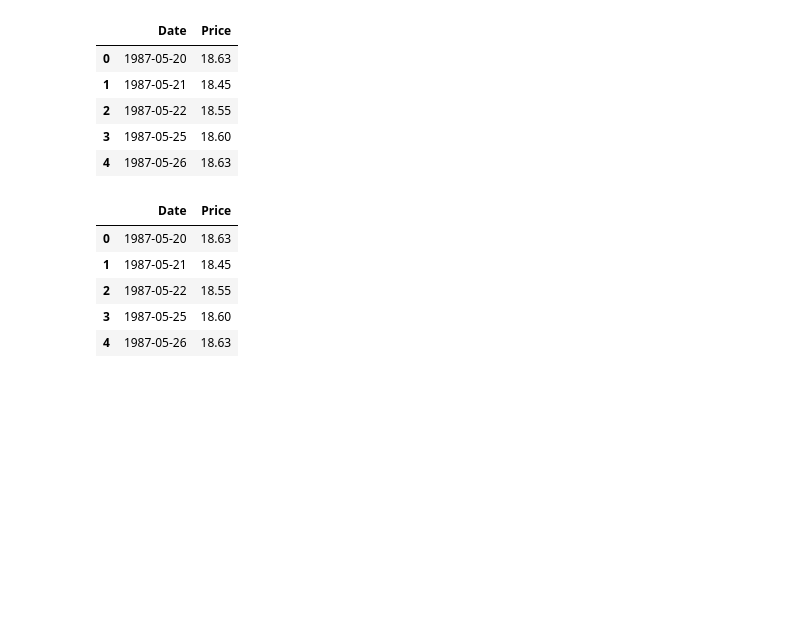
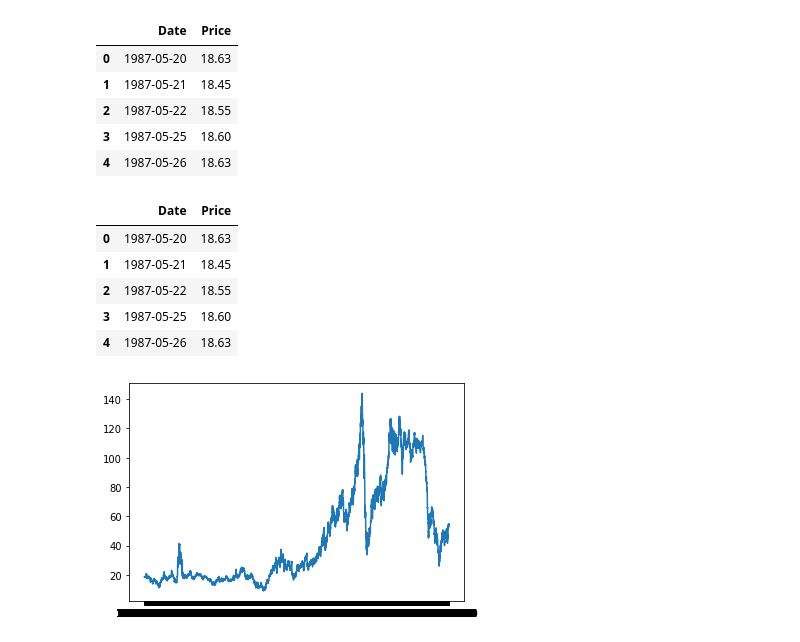
Before and after one commit to Yatish-Mullaji/Project---1, a Jupyter notebook: Oil-Data.ipynb, the cells around one changed output. Drawn from its saved outputs; the diff is of its cells as text; code cells hidden in the pictures; blank space fills up the shorter version.

Commit message:
tried plotting

```diff
--- a/Oil-Data.ipynb
+++ b/Oil-Data.ipynb
@@ -59,6 +59,26 @@ oil_price_cut.head()
 | 2 | 1987-05-22 | 18.55 |
 | 3 | 1987-05-25 | 18.60 |
 | 4 | 1987-05-26 | 18.63 |
+# %%
+#Austin
+#fig1, (ax1)=plt.subplots(2,1, sharex=True, figsize=(10,10))
+x_axis = oil_price_cut["Date"]
+y_axis = oil_price_cut["Price"]
+plt.plot(x_axis, y_axis)
+
+#ax1.grid(True)
+#ax1.legend(loc="best")
+
+
+
+#ax1.set_ylabel('Manufacturing Data, index')
+
+#ax1.set_title('Austin', fontsize=20)
+
+#fig1.savefig('Plots/Austin.png')
+plt.show()
+# %% [output]
+[figure, added]
 # %%
 n=dates.index('2006-12-29')
 oil_price_df=oil_price_cut.drop(oil_price_cut.index[0:n+1]).reset_index()
```
Also changed, not shown: parts of 2 cells of this notebook, 3 other files.
